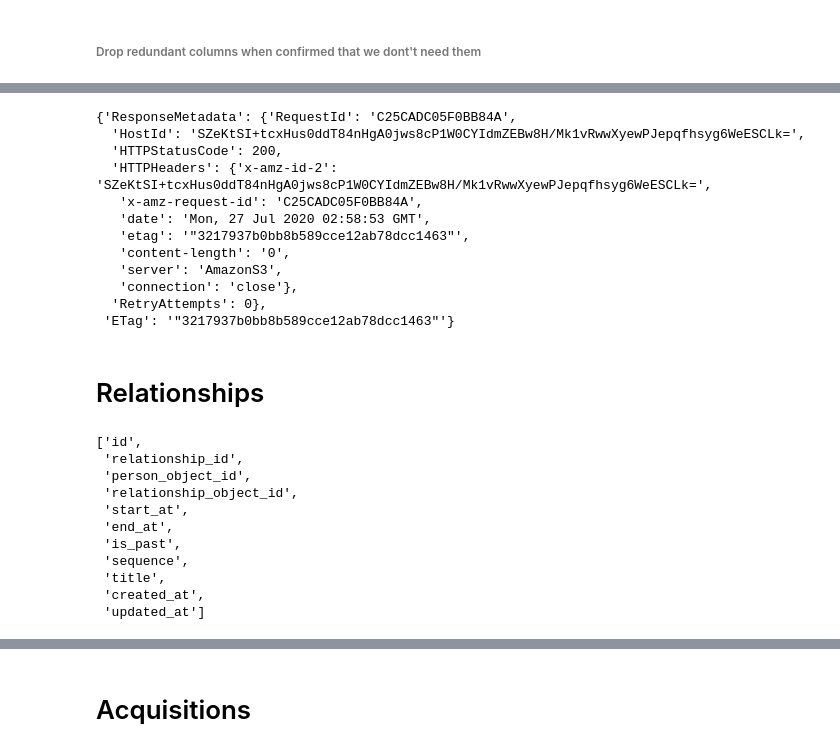
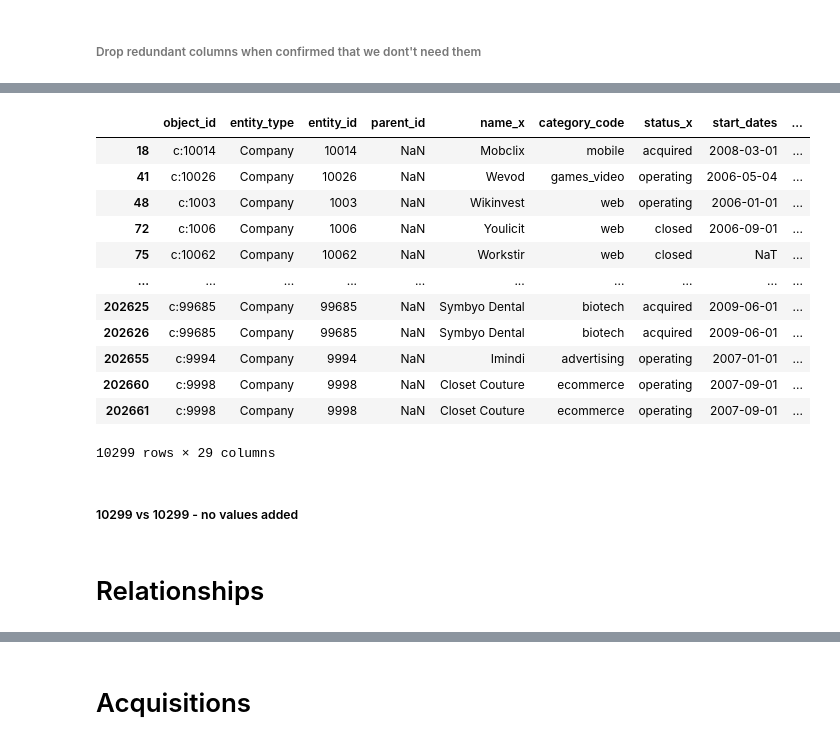
Before and after one commit to PaulIsenberg/FWIP_Venture, a Jupyter notebook: ETL_Winston_copy_transformation.ipynb, the cells around one changed output, grey strips where cells are left out. Drawn from its saved outputs; the diff is of its cells as text; code cells hidden in the pictures.

```diff
--- a/ETL_Winston_copy_transformation.ipynb
+++ b/ETL_Winston_copy_transformation.ipynb
@@ -992,35 +1336,28 @@ prod_mapped
+# %%
+companies_final['end_dates'] = companies_final.apply(lambda row : min_if_missing(row['end_dates'], row['date']), axis = 1)
+# %%
+# Checking results - the number of records
+companies_final[companies_final['end_dates'].notna()]
+# %% [output]
+|  | object_id | entity_type | entity_id | parent_id | name_x | category_code | status_x | start_dates | ... |
+| 18 | c:10014 | Company | 10014 | NaN | Mobclix | mobile | acquired | 2008-03-01 | ... |
+| 41 | c:10026 | Company | 10026 | NaN | Wevod | games_video | operating | 2006-05-04 | ... |
+| 48 | c:1003 | Company | 1003 | NaN | Wikinvest | web | operating | 2006-01-01 | ... |
+| 72 | c:1006 | Company | 1006 | NaN | Youlicit | web | closed | 2006-09-01 | ... |
+| 75 | c:10062 | Company | 10062 | NaN | Workstir | web | closed | NaT | ... |
+| ... | ... | ... | ... | ... | ... | ... | ... | ... | ... |
+| 202625 | c:99685 | Company | 99685 | NaN | Symbyo Dental | biotech | acquired | 2009-06-01 | ... |
+| 202626 | c:99685 | Company | 99685 | NaN | Symbyo Dental | biotech | acquired | 2009-06-01 | ... |
+| 202655 | c:9994 | Company | 9994 | NaN | Imindi | advertising | operating | 2007-01-01 | ... |
+| 202660 | c:9998 | Company | 9998 | NaN | Closet Couture | ecommerce | operating | 2007-09-01 | ... |
+| 202661 | c:9998 | Company | 9998 | NaN | Closet Couture | ecommerce | operating | 2007-09-01 | ... |
+10299 rows × 29 columns
+# %% [markdown]
+##### 10299 vs 10299 - no values added
 # %%
-bucket = 'team3-final-bucket' # already created on S3
-csv_buffer = StringIO()
-objects_clean.to_csv(csv_buffer)
-s3.Object('team3-final-bucket', 'objects_clean.csv').put(Body=csv_buffer.getvalue())
+# bucket = 'team3-final-bucket' # already created on S3
+# csv_buffer = StringIO()
+# objects_clean.to_csv(csv_buffer)
+# s3.Object('team3-final-bucket', 'objects_clean.csv').put(Body=csv_buffer.getvalue())
-# %% [output]
-{'ResponseMetadata': {'RequestId': 'C25CADC05F0BB84A',
-  'HostId': 'SZeKtSI+tcxHus0ddT84nHgA0jws8cP1W0CYIdmZEBw8H/Mk1vRwwXyewPJepqfhsyg6WeESCLk=',
-  'HTTPStatusCode': 200,
-  'HTTPHeaders': {'x-amz-id-2': 'SZeKtSI+tcxHus0ddT84nHgA0jws8cP1W0CYIdmZEBw8H/Mk1vRwwXyewPJepqfhsyg6WeESCLk=',
-   'x-amz-request-id': 'C25CADC05F0BB84A',
-   'date': 'Mon, 27 Jul 2020 02:58:53 GMT',
-   'etag': '"3217937b0bb8b589cce12ab78dcc1463"',
-   'content-length': '0',
-   'server': 'AmazonS3',
-   'connection': 'close'},
-  'RetryAttempts': 0},
- 'ETag': '"3217937b0bb8b589cce12ab78dcc1463"'}
 # %% [markdown]
 # Relationships
-# %%
-rel_df= pd.read_csv(path + 'relationships.csv')
-rel_df.columns.tolist()
-# %% [output]
-['id',
- 'relationship_id',
- 'person_object_id',
- 'relationship_object_id',
- 'start_at',
- 'end_at',
- 'is_past',
- 'sequence',
- 'title',
- 'created_at',
- 'updated_at']
```
Also changed, not shown: parts of 88 cells of this notebook.
